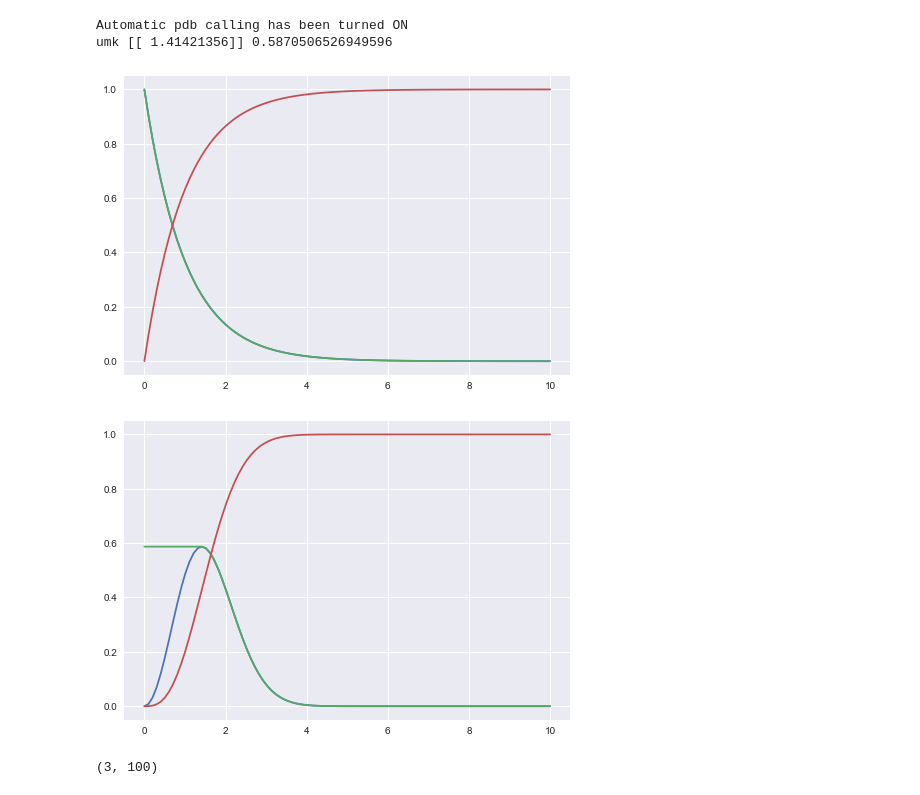
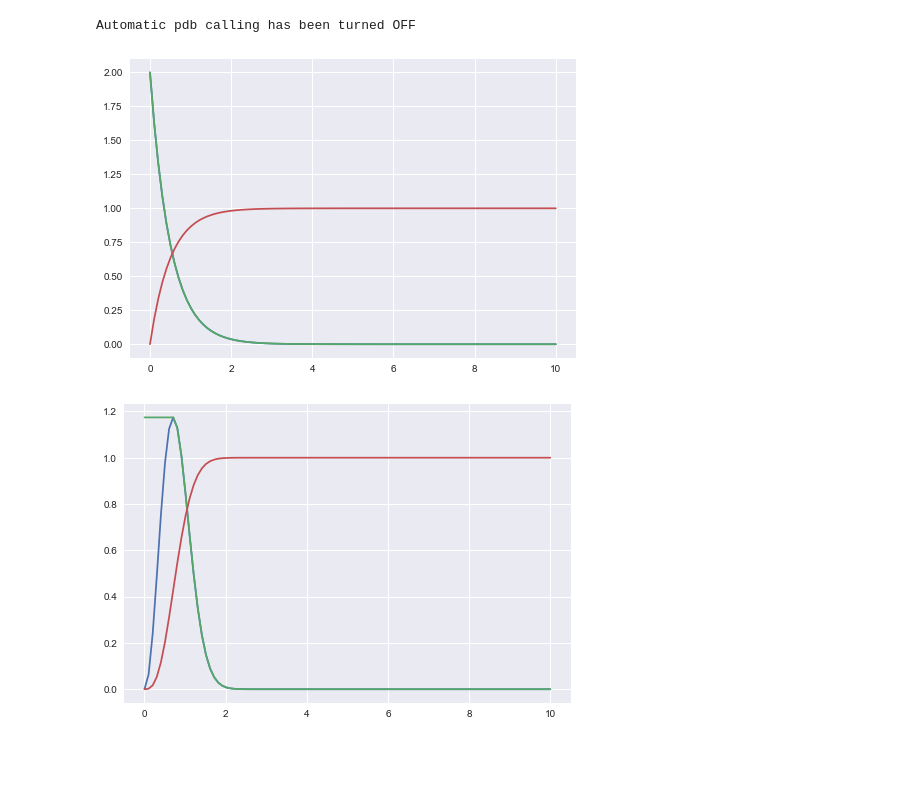
Before and after one commit to danmackinlay/branching_process, a Jupyter notebook: workbooks/hawkes_cts_dev.ipynb, the cells around one changed output. Cells and saved outputs as stored; diff of their text form; code cells hidden in the pictures; blank space fills up the shorter version.

```diff
--- a/workbooks/hawkes_cts_dev.ipynb
+++ b/workbooks/hawkes_cts_dev.ipynb
@@ -26,30 +26,25 @@ influence = reload(influence)
 fit = reload(fit)
 model = reload(model)
 # %%
-%pdb on
+%pdb off
 influence = reload(influence)
 exp_phi = influence.ExpKernel()
 causal_phi = influence.MaxwellKernel()
 evalpts = np.linspace(0, 10, 100)
-tau=1
+tau=0.5
 
 plt.figure();
-plt.plot(evalpts, exp_phi(evalpts, tau=tau));
-plt.plot(evalpts, exp_phi.majorant(evalpts, tau=tau));
-plt.plot(evalpts, exp_phi.integrate(evalpts, tau=tau));
+plt.plot(evalpts, exp_phi(evalpts, tau=tau).ravel());
+plt.plot(evalpts, exp_phi.majorant(evalpts, tau=tau).ravel());
+plt.plot(evalpts, exp_phi.integrate(evalpts, tau=tau).ravel());
 
 plt.figure();
-plt.plot(evalpts, causal_phi(evalpts, tau=tau));
-plt.plot(evalpts, causal_phi.majorant(evalpts, tau=tau));
-plt.plot(evalpts, causal_phi.integrate(evalpts, tau=tau));
+plt.plot(evalpts, causal_phi(evalpts, tau=tau).ravel());
+plt.plot(evalpts, causal_phi.majorant(evalpts, tau=tau).ravel());
+plt.plot(evalpts, causal_phi.integrate(evalpts, tau=tau).ravel());
 # %% [output]
-Automatic pdb calling has been turned ON
-umk [[ 1.41421356]] 0.5870506526949596
+Automatic pdb calling has been turned OFF
-[figure, old version]
+[figure, new version]
-[figure, old version]
+[figure, new version]
-# %%
-exp_phi(evalpts, tau=[1,2,3]).shape
-# %% [output]
-(3, 100)
 # %%
 influence = reload(influence)
```
Also changed, not shown: parts of 3 cells of this notebook.
